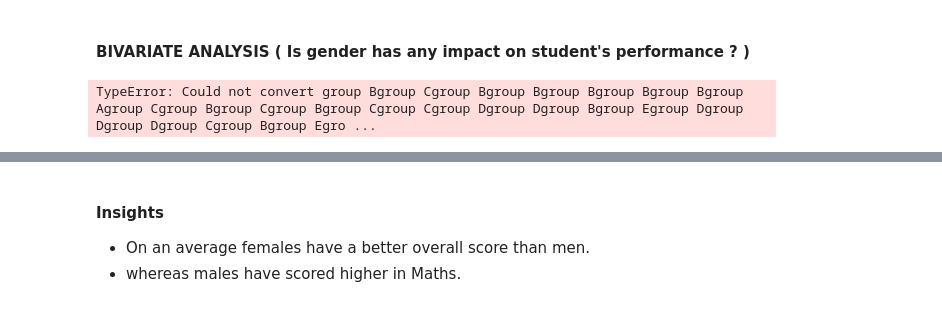
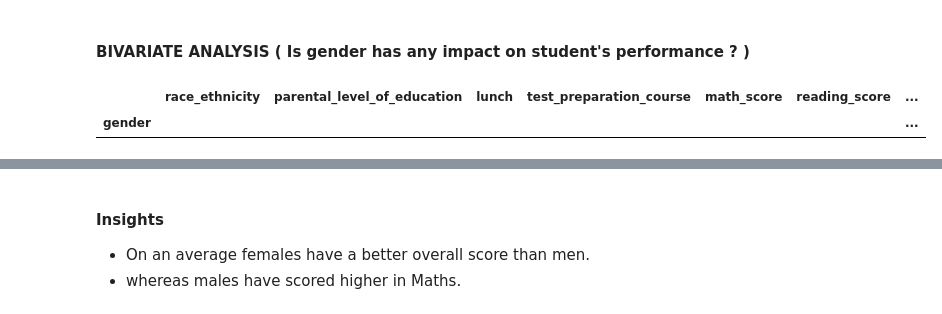
Before and after one commit to arshad-v/mlproject, a Jupyter notebook: notebook/1 . EDA STUDENT PERFORMANCE .ipynb, the cells around one changed output, grey strips where cells are left out. Drawn from its saved outputs; the diff is of its cells as text; code cells hidden in the pictures.

```diff
--- a/notebook/1 . EDA STUDENT PERFORMANCE .ipynb
+++ b/notebook/1 . EDA STUDENT PERFORMANCE .ipynb
@@ -430,11 +430,13 @@ plt.show()
 # %% [markdown]
 #### BIVARIATE ANALYSIS ( Is gender has any impact on student's performance ? )
 # %%
-df['Gender'] = df['Gender'].map({'male': 0, 'female': 1})
+
+
 gender_group = df.groupby('gender').mean()
 gender_group
 # %% [output]
-TypeError: Could not convert group Bgroup Cgroup Bgroup Bgroup Bgroup Bgroup Bgroup Agroup Cgroup Bgroup Cgroup Bgroup Cgroup Cgroup Dgroup Dgroup Bgroup Egroup Dgroup Dgroup Dgroup Cgroup Bgroup Egro ...
+|  | race_ethnicity | parental_level_of_education | lunch | test_preparation_course | math_score | reading_score | ... |
+| gender |  |  |  |  |  |  | ... |
 # %%
 plt.figure(figsize=(10, 8))
 
```
Also changed, not shown: parts of 1 cell of this notebook, 11 other files.
